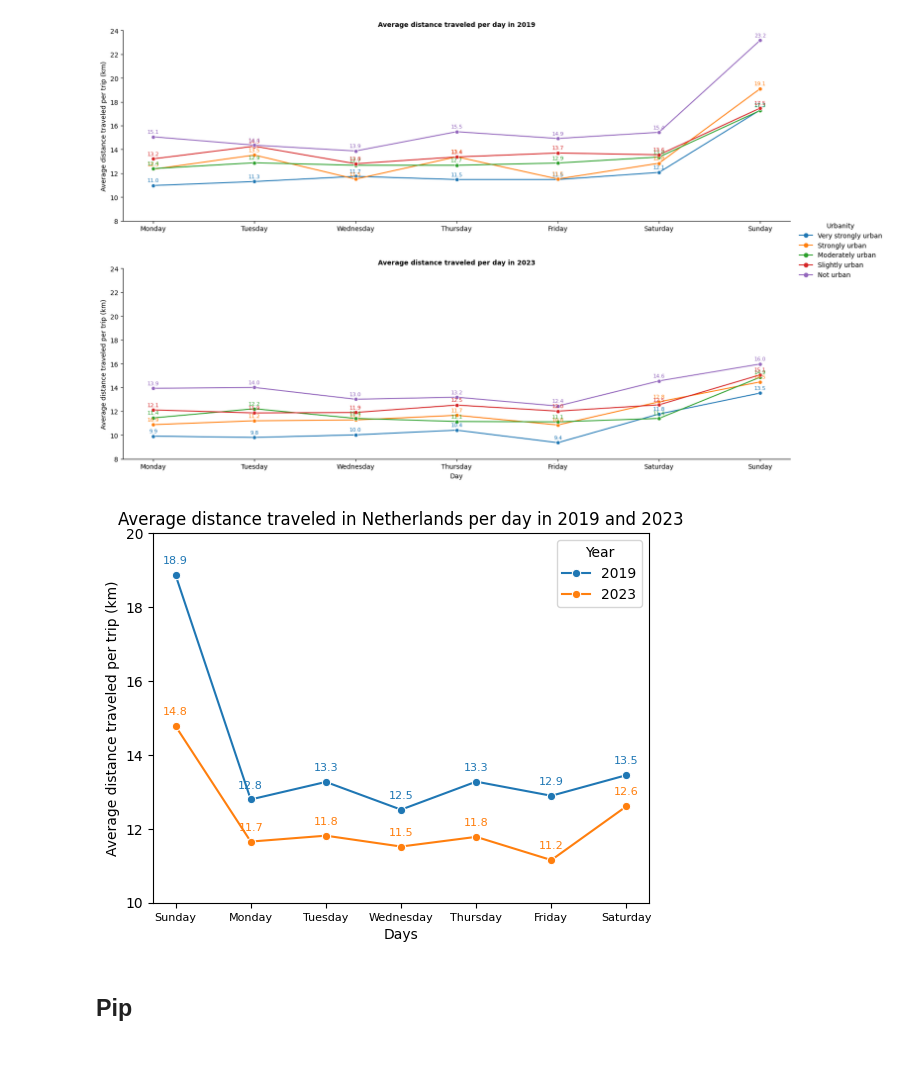
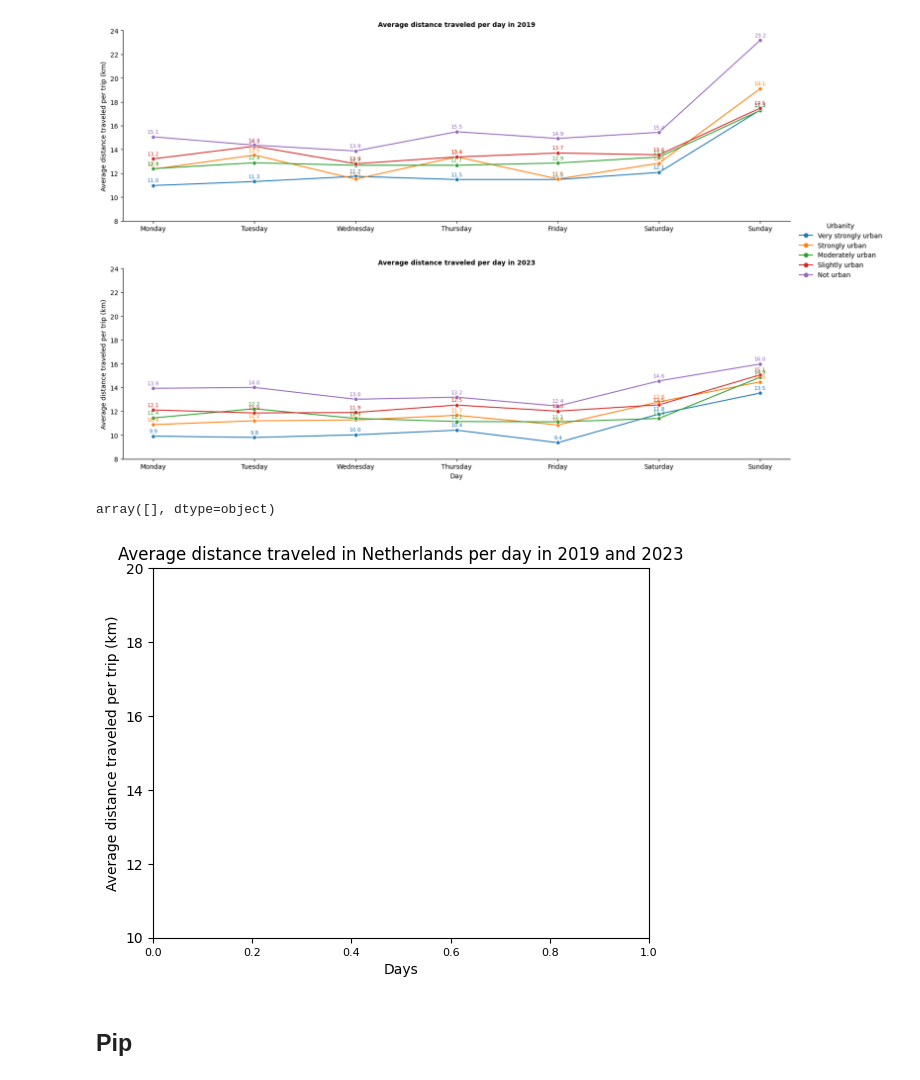
Before and after one commit to wendyqxc/Group8, a Jupyter notebook: Code_per_person.ipynb, the cells around one changed output. Saved outputs shown, nothing was run; the diff lists cells and outputs as text; code cells hidden in the pictures.

```diff
--- a/Code_per_person.ipynb
+++ b/Code_per_person.ipynb
@@ -720,45 +720,47 @@ plt.show()
 # %%
 """Filtering the data to make the graph for the entire Netherlands"""
 df_long_total = df_long.copy()
-df_long['Day'] = df_long['Day'].astype(str).str.strip() #remove all white spaces from the strings in column 'Day'
+df_long_total['Day'] = df_long_total['Day'].astype(str).str.strip() #remove all white spaces from the strings in column 'Day'
 df_long_total = df_long_total[df_long_total['Day'].str.strip() != 'Totaal'] #only show columns with total travel distance, and not the distance per day
-df_long_total = df_long_total[df_long_total['Urbanity'].str.strip() == 'Nederland']
-day_order = ['Maandag','Dinsdag','Woensdag','Donderdag','Vrijdag','Zaterdag','Zondag',] #making a list which shows the days in logical order
+df_long_total = df_long_total[df_long_total['Urbanity'].str.strip() == 'Netherlands']
+day_order = ['Monday','Tuesday','Wednesday','Thursday','Friday','Saturday','Sunday',] #making a list which shows the days in logical order
 df_long_total['Day'] = pd.Categorical(df_long_total['Day'], categories=day_order, ordered=True) #sorting the days according to the logical order
+df_long_total['Urbanity'].unique()
+# %% [output]
+array([], dtype=object)
 # %%
 '''Making graph for Netherlands'''
-df_long_total = df_long.copy()
-fig, ax = plt.subplots()
-
+#df_long_total = df_long.copy()
+lol, ax = plt.subplots()
 sns.lineplot(
     data=df_long_total,
     x='Day',
     y='Gemiddelde_Afstand_km',
     hue='Year',
     marker='o',
     dashes=False,
     errorbar=None
 )
 
 """Adding lables for the axes and title"""
 ax.set_ylabel('Average distance traveled per trip (km)') #y axis label
 ax.set(ylim=(10, 20)) #setting a minimum and maximum for the y axis
 ax.set_xlabel('Days') #x axis label
 ax.tick_params(axis='x', labelsize=8) #making the size from the day labels a bit smaller (otherwise they don't fit)
 ax.set_title('Average distance traveled in Netherlands per day in 2019 and 2023')
 
 #adding labels to the datapoints
 for line in ax.lines: #looping throught both lines
     for x, y in zip(line.get_xdata(), line.get_ydata()):
         ax.text(
             x, y + 0.3,               #placing the label 0.3 above the datapoint
             f"{y:.1f}",               #round the float to 1 decimal
             ha='center', fontsize=8,  #placing data label central and horizontally in fontsize 8
             color=line.get_color()    #use same colour for the label as the line it belongs to
         )
-fig.savefig("Graph_subq1_total.png", dpi=300, bbox_inches='tight')
+lol.savefig("Graph_subq1_total.png", dpi=300, bbox_inches='tight')
 # %% [output]
-[figure, old version]
+[figure, new version]
 # %% [markdown]
 ## Pip ##
 # %% [markdown]
```
Also changed, not shown: parts of 1 cell of this notebook, 1 other file.
